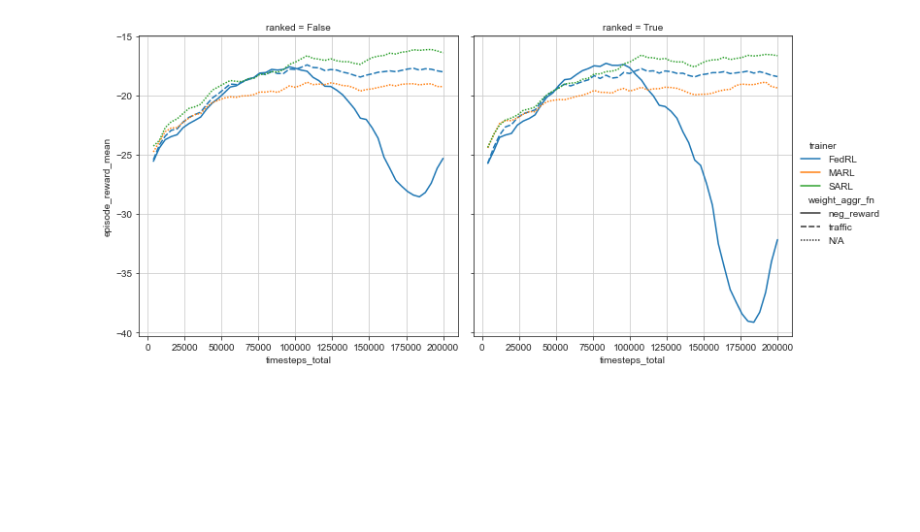
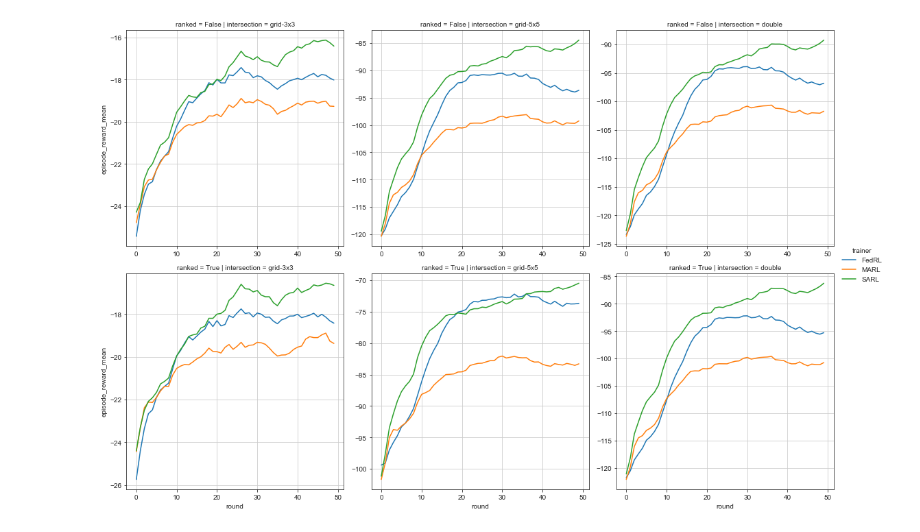
Before and after one commit to nathaniel-hudson/SUMO-FedRL, a Jupyter notebook: notebooks/Communication Analysis.ipynb, the cells around one changed output. Drawn from its saved outputs; the diff is of its cells as text; code cells hidden in the pictures; blank space fills up the shorter version.

```diff
--- a/notebooks/Communication Analysis.ipynb
+++ b/notebooks/Communication Analysis.ipynb
@@ -29,23 +29,21 @@ sns.set_style("ticks", custom_params)
 # %%
 paths = []
 dfs = []
-for intersection in ["grid-3x3"]:
-    for ranked in [True, False]:
+for intersection in ["grid-3x3", "grid-5x5", "double"]:
+    for ranked in [False, True]:
         ranked_str = "ranked" if ranked else "unranked"
         paths.extend([
-            join("..", "out", "data", "FedRL", intersection, f"v3_neg-reward-aggr_{ranked_str}.csv"),
-            join("..", "out", "data", "FedRL", intersection, f"v3_traffic-aggr_{ranked_str}.csv"),
-            join("..", "out", "data", "MARL",  intersection, f"v3_{ranked_str}.csv"),
-            join("..", "out", "data", "SARL",  intersection, f"v3_{ranked_str}.csv")
+            # join("..", "out", "data", "Final", "FedRL", intersection, f"v3_neg-reward-aggr_{ranked_str}.csv"),
+            join("..", "out", "data", "Final", "FedRL", intersection, f"v3_traffic-aggr_{ranked_str}.csv"),
+            join("..", "out", "data", "Final", "MARL",  intersection, f"v3_{ranked_str}.csv"),
+            join("..", "out", "data", "Final", "SARL",  intersection, f"v3_{ranked_str}.csv")
         ])
         dfs.extend([
-            PreprocessedCommData.preprocess(path, ranked=ranked, is_sarl="SARL" in path)
+            PreprocessedCommData.preprocess(path, ranked=ranked, intersection=intersection)
             for path in paths
         ])
 
 df = pd.concat(dfs)
 df.reset_index(inplace=True)
 df.head()
-# pre_df = PreprocessedCommData.preprocess(df, ranked=True)
-# pre_df.head()
 # %% [output]
@@ -58,10 +66,19 @@ df.head()
 # %%
-f = sns.relplot(data=df, kind="line", x="timesteps_total", y="episode_reward_mean", hue="trainer", style="weight_aggr_fn", col="ranked", ci=None)
+f = sns.relplot(
+    data=df.query("weight_aggr_fn != 'neg_reward'"),
+    kind="line",
+    x="round",
+    y="episode_reward_mean",
+    hue="trainer",
+    # style="weight_aggr_fn",
+    row="ranked",
+    col="intersection",
+    facet_kws={"sharey": False, "sharex": False},
+    ci=None
+)
 sns.despine(top=False, right=False, left=False, bottom=False)
 plt.savefig("rewards.pdf")
-# plt.grid(linestyle=LOOSELY_DASHED)
-# plt.title("Episode Reward Mean")
 plt.show()
 # %% [output]
-[figure, old version]
+[figure, new version]
 # %%
```
Also changed, not shown: parts of 6 cells of this notebook, 9 other files.
